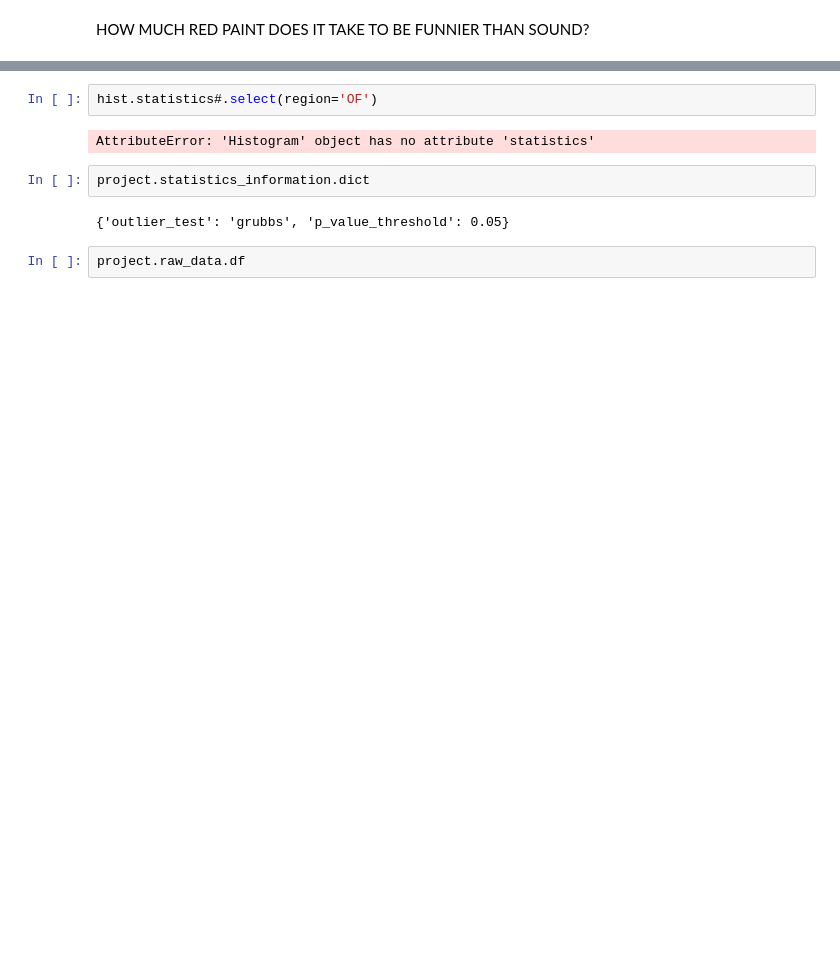
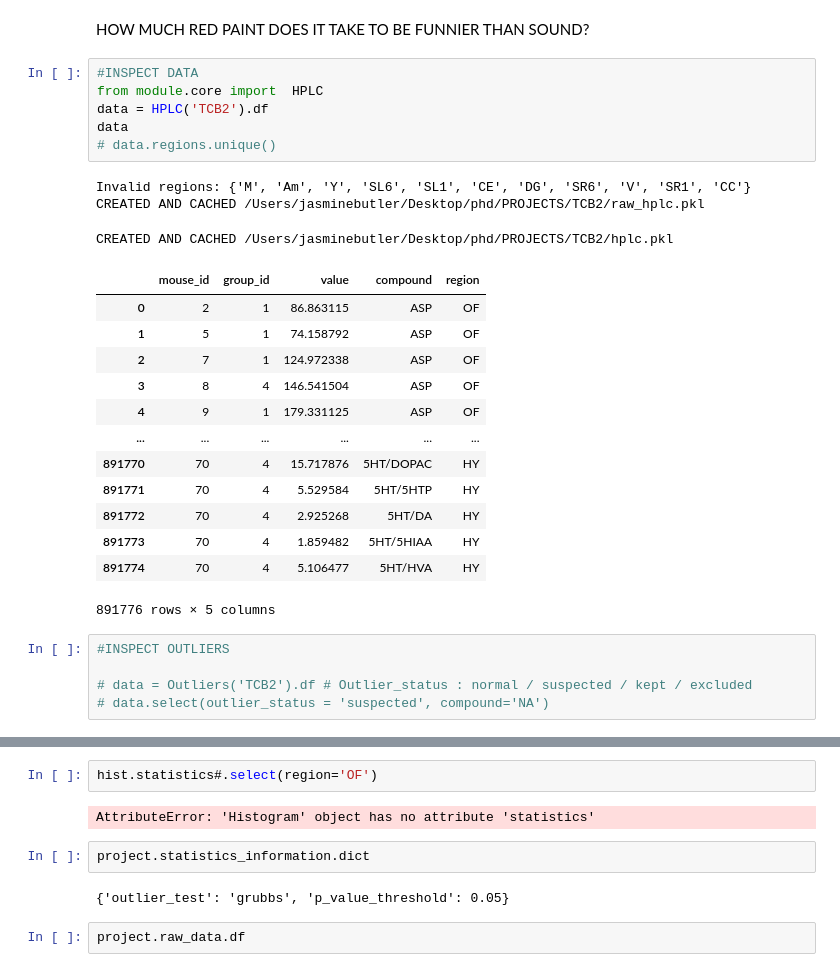
Before and after one commit to remicorne/phd, a Jupyter notebook: NEW_DASH.ipynb, the cells around one changed output, grey strips where cells are left out. Cells and saved outputs as stored; diff of their text form; blank space fills up the shorter version.

```diff
--- a/NEW_DASH.ipynb
+++ b/NEW_DASH.ipynb
@@ -1,2 +1,30 @@
 # %% [markdown]
 HOW MUCH RED PAINT DOES IT TAKE TO BE FUNNIER THAN SOUND?
+# %%
+#INSPECT DATA
+from module.core import  HPLC
+data = HPLC('TCB2').df
+data
+# data.regions.unique()
+# %% [output]
+Invalid regions: {'M', 'Am', 'Y', 'SL6', 'SL1', 'CE', 'DG', 'SR6', 'V', 'SR1', 'CC'}
+CREATED AND CACHED /Users/jasminebutler/Desktop/phd/PROJECTS/TCB2/raw_hplc.pkl
+CREATED AND CACHED /Users/jasminebutler/Desktop/phd/PROJECTS/TCB2/hplc.pkl
+|  | mouse_id | group_id | value | compound | region |
+| 0 | 2 | 1 | 86.863115 | ASP | OF |
+| 1 | 5 | 1 | 74.158792 | ASP | OF |
+| 2 | 7 | 1 | 124.972338 | ASP | OF |
+| 3 | 8 | 4 | 146.541504 | ASP | OF |
+| 4 | 9 | 1 | 179.331125 | ASP | OF |
+| ... | ... | ... | ... | ... | ... |
+| 891770 | 70 | 4 | 15.717876 | 5HT/DOPAC | HY |
+| 891771 | 70 | 4 | 5.529584 | 5HT/5HTP | HY |
+| 891772 | 70 | 4 | 2.925268 | 5HT/DA | HY |
+| 891773 | 70 | 4 | 1.859482 | 5HT/5HIAA | HY |
+| 891774 | 70 | 4 | 5.106477 | 5HT/HVA | HY |
+891776 rows × 5 columns
+# %%
+#INSPECT OUTLIERS
+
+# data = Outliers('TCB2').df # Outlier_status : normal / suspected / kept / excluded
+# data.select(outlier_status = 'suspected', compound='NA')
```
Also changed, not shown: parts of 6 cells of this notebook, 1 other file.
